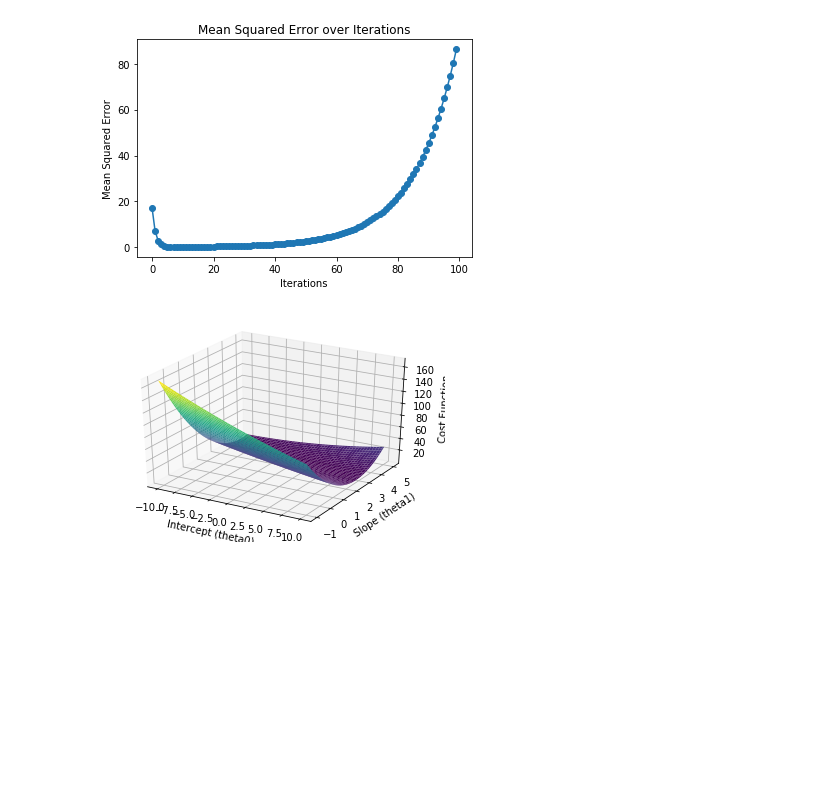
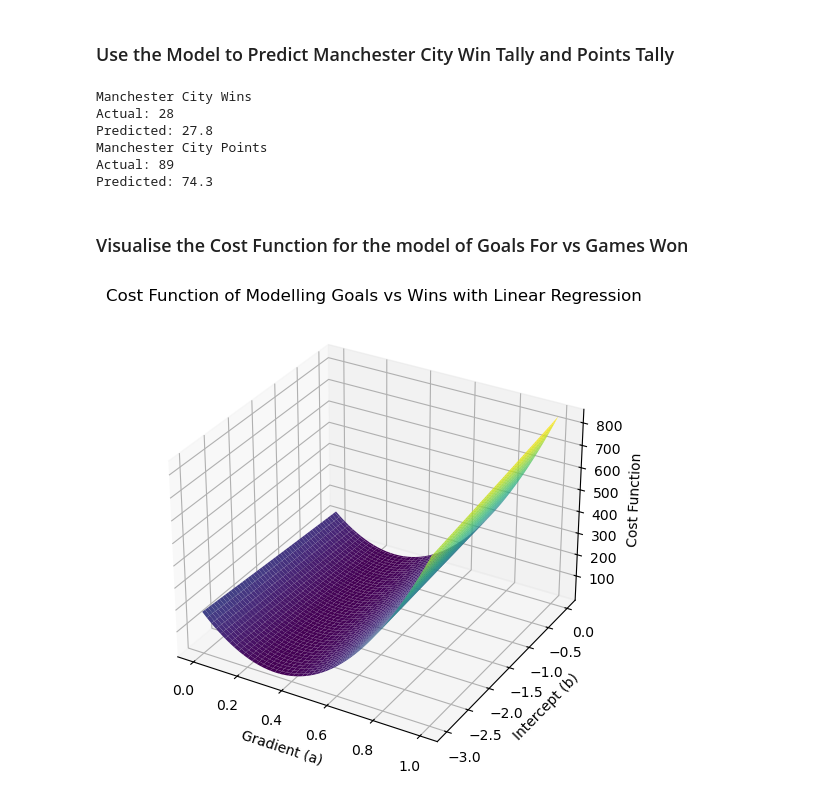
Before and after one commit to b1ll1/otuaweb, a Jupyter notebook: LinearRegression/linear_regression.ipynb, the cells around one changed output. Drawn from its saved outputs; the diff is of its cells as text; code cells hidden in the pictures; blank space fills up the shorter version.

Commit message:
Adding Linear Regression to Github.

```diff
--- a/LinearRegression/linear_regression.ipynb
+++ b/LinearRegression/linear_regression.ipynb
@@ -6,2 +12,2 @@ import numpy as np
 # %%
-df = pd.read_csv('Prem_2021_2022.csv')
+df = pd.read_csv('../DataSets/Prem_2021_2022.csv')
@@ -207,52 +92,56 @@ Text(0.5, 1.0, 'Linear Regression and Residuals')
-# %%
-
-
-# Create a subplot for squared errors
-plt.figure()
-plt.plot(range(num_iterations), error_history, marker='o')
-plt.xlabel('Iterations')
-plt.ylabel('Mean Squared Error')
-plt.title('Mean Squared Error over Iterations')
-
-plt.show()
-# %% [output]
-[figure, removed]
+# %% [markdown]
+### Use the Model to Predict Manchester City Win Tally and Points Tally
+# %%
+man_city_goals_for = df2['GoalsFor'][df2['Team'] == 'Manchester City'][0]
+man_city_wins = df2['Won'][df2['Team'] == 'Manchester City'][0]
+man_city_goals_against = df2['GoalsAgainst'][df2['Team'] == 'Manchester City'][0]
+man_city_points = df2['Points'][df2['Team'] == 'Manchester City'][0]
+
+print('Manchester City Wins')
+print(f'Actual: {man_city_wins}')
+print(f'Predicted: {round(man_city_goals_for*slopeGF+interceptGF, 1)}')
+print('Manchester City Points')
+print(f'Actual: {man_city_points}')
+print(f'Predicted: {round(man_city_goals_against*slopeGC+interceptGC, 1)}')
+# %% [output]
+Manchester City Wins
+Actual: 28
+Predicted: 27.8
+Manchester City Points
+Actual: 89
+Predicted: 74.3
+# %% [markdown]
+### Visualise the Cost Function for the model of Goals For vs Games Won
 # %%
-import numpy as np
-import matplotlib.pyplot as plt
-from mpl_toolkits.mplot3d import Axes3D
-
-# Generate some sample data
-np.random.seed(0)
-X = 2 * np.random.rand(100, 1)
-Y = 4 + 3 * X + np.random.rand(100, 1)
+X = df['GoalsFor']
+Y = df['Won']
 
 # Define the cost function
-def cost_function(X, Y, theta0, theta1):
+def cost_function(X, Y, b, a):
     m = len(X)
-    predicted_values = theta0 + theta1 * X
+    predicted_values = b + a * X
     squared_errors = (predicted_values - Y) ** 2
     return (1 / (2 * m)) * np.sum(squared_errors)
 
-# Create a grid of slope (theta1) and intercept (theta0) values
-theta0_values = np.linspace(-10, 10, 100)
-theta1_values = np.linspace(-1, 5, 100)
-cost_values = np.zeros((len(theta0_values), len(theta1_values)))
+# Create a grid of slope (a) and intercept (b) values
+a_values = np.linspace(0, 1, 100)
+b_values = np.linspace(-3, 0, 100)
+cost_values = np.zeros((len(b_values), len(a_values)))
 
-for i, theta0 in enumerate(theta0_values):
-    for j, theta1 in enumerate(theta1_values):
-        cost_values[i, j] = cost_function(X, Y, theta0, theta1)
+for i, b in enumerate(b_values):
+    for j, a in enumerate(a_values):
+        cost_values[i, j] = cost_function(X, Y, b, a)
 
 # Create a contour plot
-theta0_grid, theta1_grid = np.meshgrid(theta0_values, theta1_values)
+a_grid, b_grid = np.meshgrid(a_values, b_values)
 
-fig = plt.figure()
+fig = plt.figure(figsize=(12, 6))
 ax = fig.add_subplot(111, projection='3d')
-ax.plot_surface(theta0_grid, theta1_grid, cost_values, cmap='viridis')
-ax.set_xlabel('Intercept (theta0)')
-ax.set_ylabel('Slope (theta1)')
+ax.plot_surface(a_grid, b_grid, cost_values, cmap='viridis')
+ax.set_xlabel('Gradient (a)')
+ax.set_ylabel('Intercept (b)')
 ax.set_zlabel('Cost Function')
-
+ax.set_title('Cost Function of Modelling Goals vs Wins with Linear Regression')
 plt.show()
 # %% [output]
-[figure, old version]
+[figure, new version]
```
Also changed, not shown: parts of 22 cells of this notebook.
